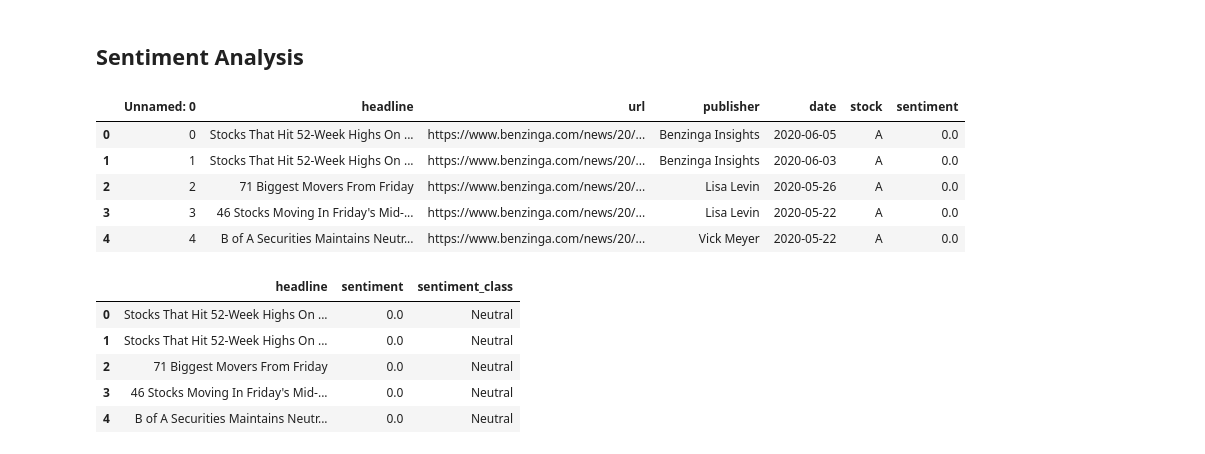
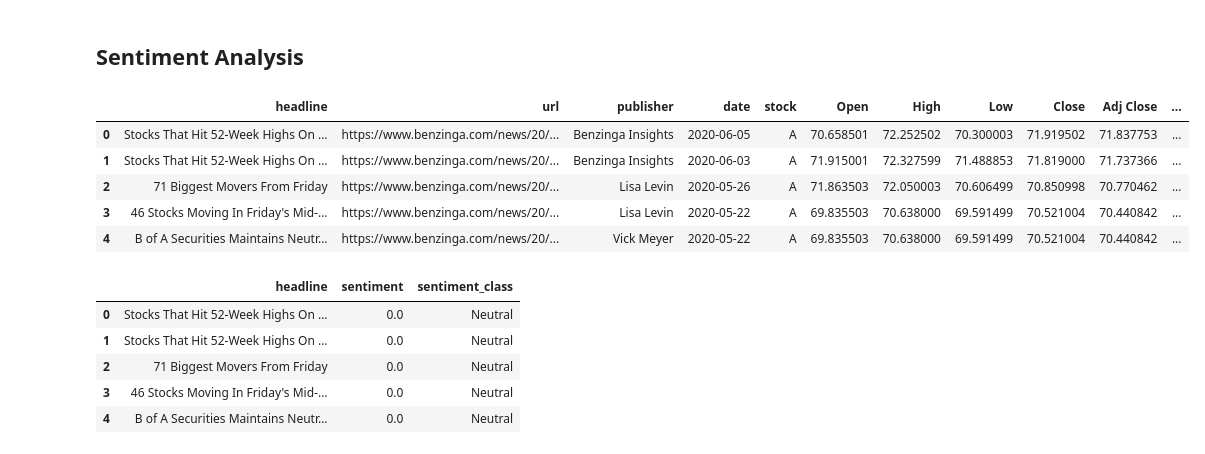
Before and after one commit to helinatefera/10xWeek1, a Jupyter notebook: notebooks/task_3.ipynb, the cells around one changed output. Saved outputs shown, nothing was run; the diff lists cells and outputs as text; code cells hidden in the pictures.

Commit message:
(feat) Correlation between news and stock movement

```diff
--- a/notebooks/task_3.ipynb
+++ b/notebooks/task_3.ipynb
@@ -54,9 +56,9 @@ stock_df = pd.DataFrame(stock_prices)
 # %%
 #Removes timezone information from the datetime values
-news['date'] = pd.to_datetime(news['date'].astype(str)).dt.tz_localize(None).dt.date
+news['date'] = pd.to_datetime(news['date'].astype(str), errors='coerce').dt.tz_localize(None).dt.date
 
 # Normalize the 'Date' column in the stock prices dataset
-stock_prices['Date'] = pd.to_datetime(stock_prices['Date']).dt.date
+stock_prices['Date'] = pd.to_datetime(stock_prices['Date'], errors='coerce').dt.date
 
 # Display results to confirm
 news[['date']].head(), stock_prices[['Date']].head()
@@ -85,0 +88,4 @@ aligned_df.head()
+# %%
+aligned_df = aligned_df.reset_index(drop=True)
+aligned_df = aligned_df.drop(columns=['Unnamed: 0'], errors='ignore')
+aligned_df.head()
@@ -85,0 +99,4 @@ aligned_df.head()
+# %%
+#drop one date column
+aligned_df = aligned_df.drop(columns=['Date'])
+aligned_df.head()
@@ -86,16 +110,16 @@ aligned_df.head()
 # %% [markdown]
 ## **Sentiment Analysis**
 # %%
-news['sentiment'] = news['headline'].apply(lambda x: TextBlob(x).sentiment.polarity)
+aligned_df['sentiment'] = aligned_df['headline'].apply(lambda x: TextBlob(x).sentiment.polarity)
 # %%
-news.head()
+aligned_df.head()
 # %% [output]
-|  | Unnamed: 0 | headline | url | publisher | date | stock | sentiment |
-| 0 | 0 | Stocks That Hit 52-Week Highs On ... | https://www.benzinga.com/news/20/... | Benzinga Insights | 2020-06-05 | A | 0.0 |
-| 1 | 1 | Stocks That Hit 52-Week Highs On ... | https://www.benzinga.com/news/20/... | Benzinga Insights | 2020-06-03 | A | 0.0 |
-| 2 | 2 | 71 Biggest Movers From Friday | https://www.benzinga.com/news/20/... | Lisa Levin | 2020-05-26 | A | 0.0 |
-| 3 | 3 | 46 Stocks Moving In Friday's Mid-... | https://www.benzinga.com/news/20/... | Lisa Levin | 2020-05-22 | A | 0.0 |
-| 4 | 4 | B of A Securities Maintains Neutr... | https://www.benzinga.com/news/20/... | Vick Meyer | 2020-05-22 | A | 0.0 |
+|  | headline | url | publisher | date | stock | Open | High | Low | Close | Adj Close | ... |
+| 0 | Stocks That Hit 52-Week Highs On ... | https://www.benzinga.com/news/20/... | Benzinga Insights | 2020-06-05 | A | 70.658501 | 72.252502 | 70.300003 | 71.919502 | 71.837753 | ... |
+| 1 | Stocks That Hit 52-Week Highs On ... | https://www.benzinga.com/news/20/... | Benzinga Insights | 2020-06-03 | A | 71.915001 | 72.327599 | 71.488853 | 71.819000 | 71.737366 | ... |
+| 2 | 71 Biggest Movers From Friday | https://www.benzinga.com/news/20/... | Lisa Levin | 2020-05-26 | A | 71.863503 | 72.050003 | 70.606499 | 70.850998 | 70.770462 | ... |
+| 3 | 46 Stocks Moving In Friday's Mid-... | https://www.benzinga.com/news/20/... | Lisa Levin | 2020-05-22 | A | 69.835503 | 70.638000 | 69.591499 | 70.521004 | 70.440842 | ... |
+| 4 | B of A Securities Maintains Neutr... | https://www.benzinga.com/news/20/... | Vick Meyer | 2020-05-22 | A | 69.835503 | 70.638000 | 69.591499 | 70.521004 | 70.440842 | ... |
 # %%
 def classify_sentiment(polarity):
     if polarity > 0:
```
Also changed, not shown: parts of 16 cells of this notebook.
